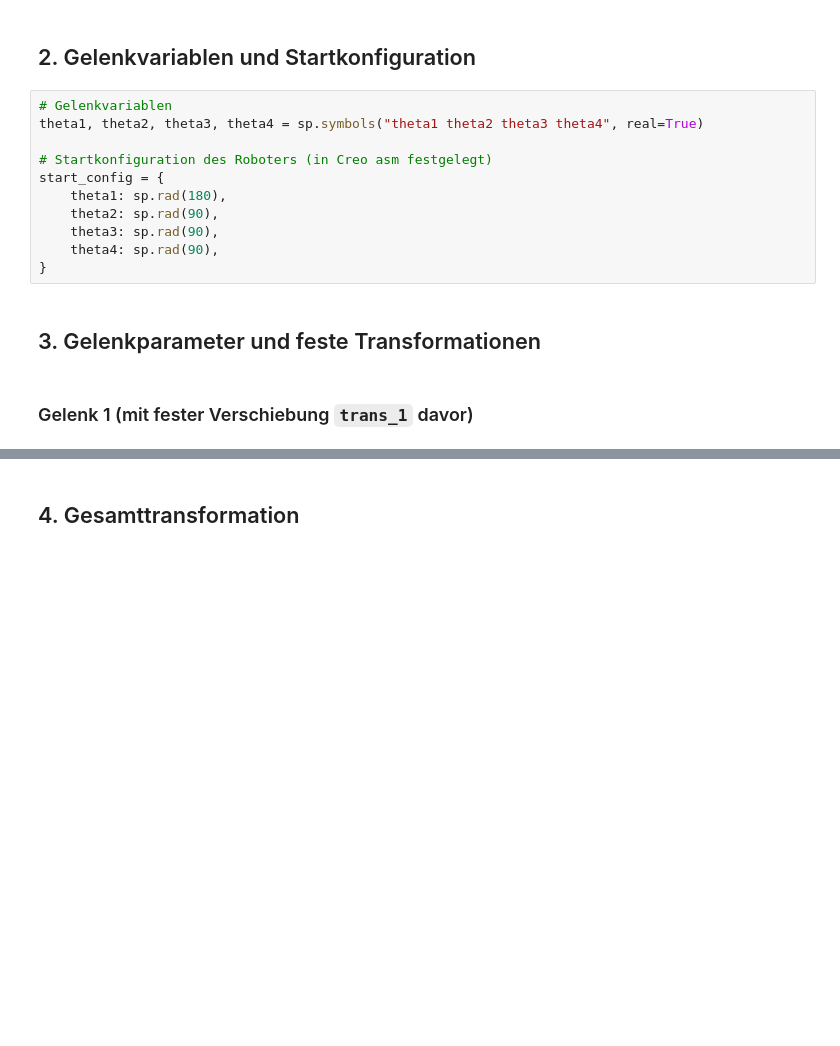
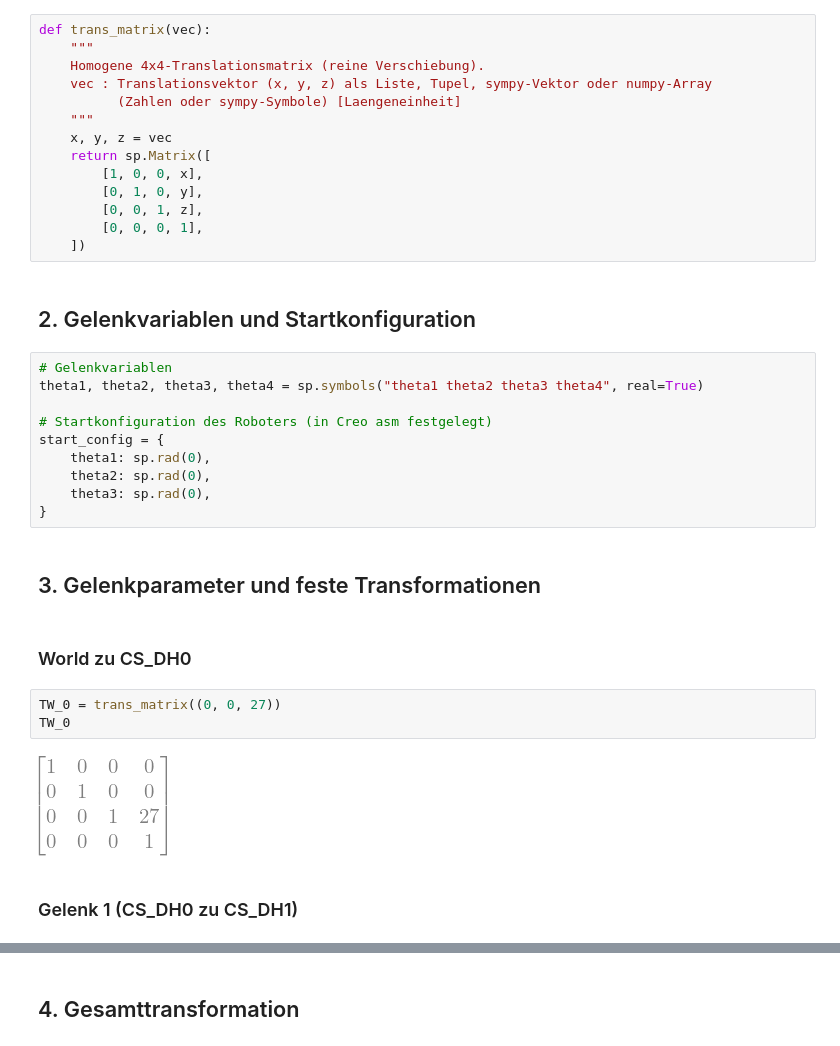
Before and after one commit to Pilzkoma/Mehrkoerpersysteme, a Jupyter notebook: transformation.ipynb, the cells around one changed output, grey strips where cells are left out. Drawn from its saved outputs; the diff is of its cells as text; blank space fills up the shorter version.

```diff
--- a/transformation.ipynb
+++ b/transformation.ipynb
@@ -37,6 +37,20 @@ def dh_matrix(theta, d, a, alpha):
         [0,        sa,       ca,      d],
         [0,         0,        0,      1],
     ])
+# %%
+def trans_matrix(vec):
+    """
+    Homogene 4x4-Translationsmatrix (reine Verschiebung).
+    vec : Translationsvektor (x, y, z) als Liste, Tupel, sympy-Vektor oder numpy-Array
+          (Zahlen oder sympy-Symbole) [Laengeneinheit]
+    """
+    x, y, z = vec
+    return sp.Matrix([
+        [1, 0, 0, x],
+        [0, 1, 0, y],
+        [0, 0, 1, z],
+        [0, 0, 0, 1],
+    ])
 # %% [markdown]
 ## 2. Gelenkvariablen und Startkonfiguration
 # %%
@@ -45,13 +59,19 @@ theta1, theta2, theta3, theta4 = sp.symbols("theta1 theta2 theta3 theta4", real=
 
 # Startkonfiguration des Roboters (in Creo asm festgelegt)
 start_config = {
-    theta1: sp.rad(180),
-    theta2: sp.rad(90),
-    theta3: sp.rad(90),
-    theta4: sp.rad(90),
+    theta1: sp.rad(0),
+    theta2: sp.rad(0),
+    theta3: sp.rad(0),
 }
 # %% [markdown]
 ## 3. Gelenkparameter und feste Transformationen
+# %% [markdown]
+### World zu CS_DH0
+# %%
+TW_0 = trans_matrix((0, 0, 27))
+TW_0
+# %% [output]
+[figure, added]
 # %% [markdown]
-### Gelenk 1 (mit fester Verschiebung `trans_1` davor)
+### Gelenk 1 (CS_DH0 zu CS_DH1)
 # %%
```
Also changed, not shown: parts of 17 cells of this notebook, 2 other files.
